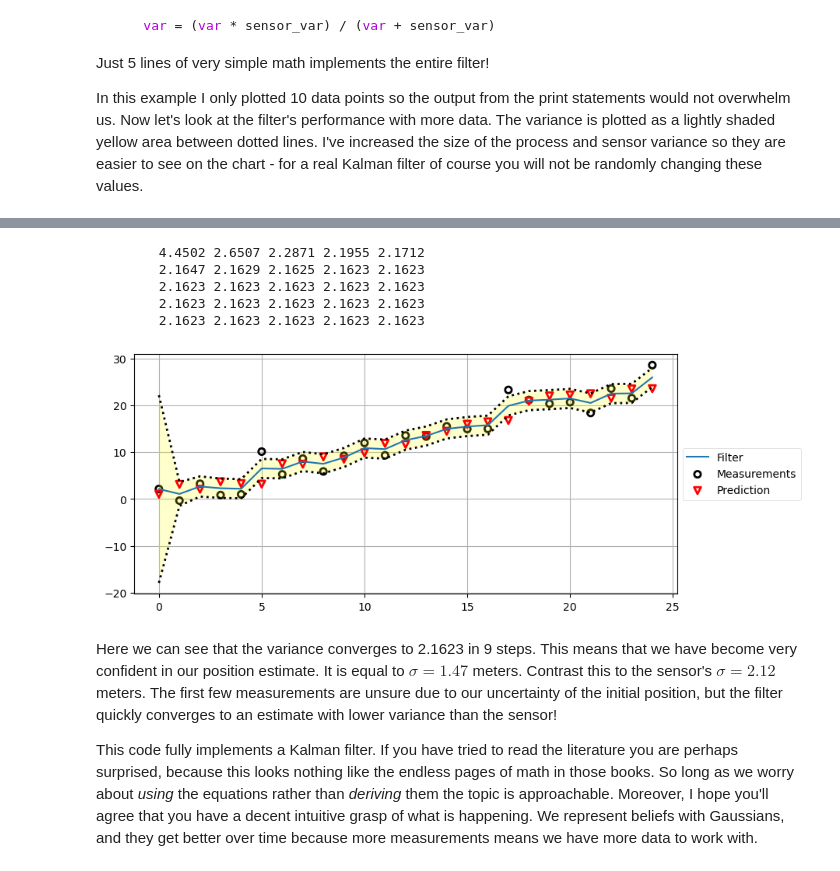
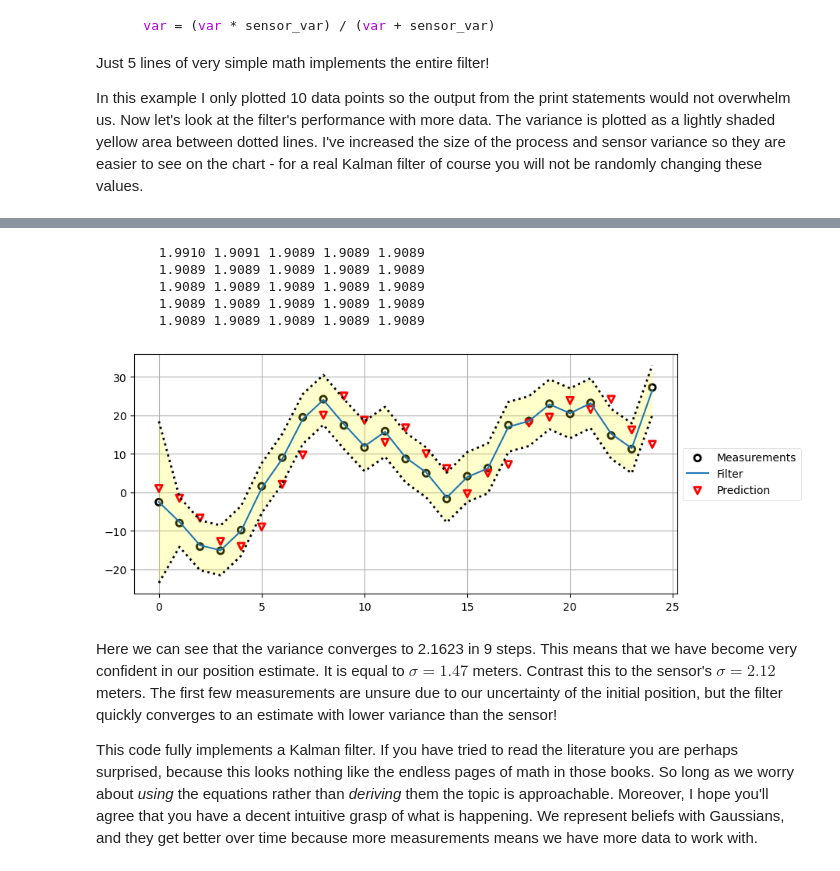
Before and after one commit to Anykei/Kalman-and-Bayesian-Filters-in-Python, a Jupyter notebook: 04-One-Dimensional-Kalman-Filters.ipynb, the cells around one changed output, grey strips where cells are left out. Drawn from its saved outputs; the diff is of its cells as text; code cells hidden in the pictures.

```diff
--- a/04-One-Dimensional-Kalman-Filters.ipynb
+++ b/04-One-Dimensional-Kalman-Filters.ipynb
@@ -856,33 +857,33 @@ var = (var * sensor_var) / (var + sensor_var)
 # %%
-process_var = 2.
-sensor_var = 4.5
+process_var = 40.
+sensor_var = 2
 x = gaussian(0., 400.)
 process_model = gaussian(1., process_var)
 N = 25
 
 dog = DogSimulation(x.mean, process_model.mean, sensor_var, process_var)
 zs = [dog.move_and_sense() for _ in range(N)]
 
 xs, priors = np.zeros((N, 2)), np.zeros((N, 2))
 for i, z in enumerate(zs):
     prior = predict(x, process_model)
     x = update(prior, gaussian(z, sensor_var))
     priors[i] = prior
 
     xs[i] = x
 
 book_plots.plot_measurements(zs)
 book_plots.plot_filter(xs[:, 0], var=priors[:, 1])
 book_plots.plot_predictions(priors[:, 0])
 book_plots.show_legend()
 kf_internal.print_variance(xs)
 # %% [output]
-        4.4502 2.6507 2.2871 2.1955 2.1712
-        2.1647 2.1629 2.1625 2.1623 2.1623
-        2.1623 2.1623 2.1623 2.1623 2.1623
-        2.1623 2.1623 2.1623 2.1623 2.1623
-        2.1623 2.1623 2.1623 2.1623 2.1623
+        1.9910 1.9091 1.9089 1.9089 1.9089
+        1.9089 1.9089 1.9089 1.9089 1.9089
+        1.9089 1.9089 1.9089 1.9089 1.9089
+        1.9089 1.9089 1.9089 1.9089 1.9089
+        1.9089 1.9089 1.9089 1.9089 1.9089
-[figure, old version]
+[figure, new version]
 # %% [markdown]
 Here we can see that the variance converges to 2.1623 in 9 steps. This means that we have become very confident in our position estimate. It is equal to $\sigma=1.47$ meters. Contrast this to the sensor's $\sigma=2.12$ meters. The first few measurements are unsure due to our uncertainty of the initial position, but the filter quickly converges to an estimate with lower variance than the sensor!
 
```
Also changed, not shown: parts of 13 cells of this notebook, 2 other files.
